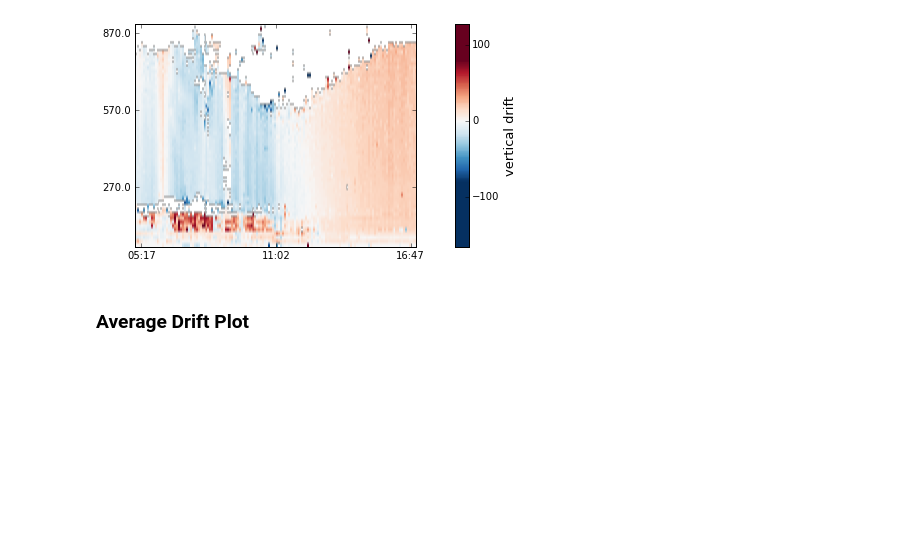
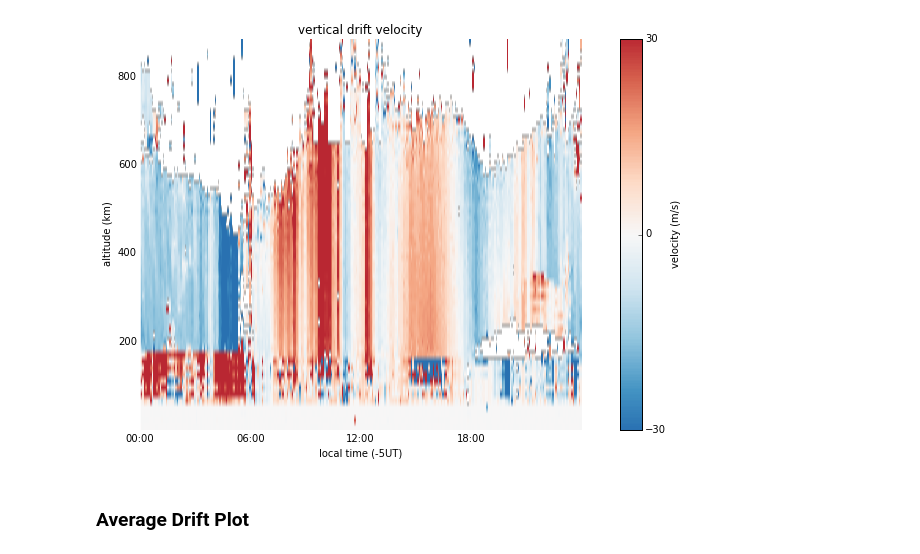
Before and after one commit to brianbreitsch/pymadrigal, a Jupyter notebook: notebooks/isr-vertical-drift-plot.ipynb, the cells around one changed output. Drawn from its saved outputs; the diff is of its cells as text; code cells hidden in the pictures; blank space fills up the shorter version.

```diff
--- a/notebooks/isr-vertical-drift-plot.ipynb
+++ b/notebooks/isr-vertical-drift-plot.ipynb
@@ -26,5 +29,5 @@ print(column_names)
 # %%
 # parse data
-data = pymadrigal.parse_madrigal_hdf5(filepath)
+data = madrigal.parse_madrigal_hdf5(filepath)
 # %%
 # process data into image
@@ -52,19 +46,51 @@ ytick_labels = ['{0}'.format(data['GDALT'][i]) for i in yticks]
+# %%
+# drift plot setup
+advance_day = 0
+unix_time = asarray([(t - unix_epoch).total_seconds() for t in time])
+peru_day_start = datetime.datetime(time[0].year, time[0].month, time[0].day + advance_day, tzinfo=peru_timezone)
+unix_day_start_offset = (peru_day_start - unix_epoch).total_seconds()
+xticks = [0, 6 * 3600, 12 * 3600, 18 * 3600]
+xticks = [unix_day_start_offset + tick for tick in xticks]
+xtick_datetimes = [unix_epoch + datetime.timedelta(seconds=tick) for tick in xticks]
+xtick_datetimes = [dt.astimezone(peru_timezone) for dt in xtick_datetimes]
+xtick_labels = ['{hour:02}:{minute:02}'.format(hour=dt.hour, minute=dt.minute) for dt in xtick_datetimes]
+xpad = [0, 0]
+
+yticks = [ 200, 400, 600, 800]
+ytick_labels = ['{0}'.format(alt) for alt in yticks]
+
+extents = [numpy.min(unix_time), numpy.max(unix_time), numpy.min(altitude), numpy.max(altitude)]
+
+image_min, image_max = -30, 30
+_image = image.copy()
+_image[numpy.logical_and(~numpy.isnan(_image), _image > image_max)] = image_max
+_image[numpy.logical_and(~numpy.isnan(_image), _image < image_min)] = image_min
 # %%
 # drift plot
-fig = plt.figure()
+fig = plt.figure(figsize=(9,7))
 ax = fig.add_subplot(111)
 divider = make_axes_locatable(ax)
-im = ax.imshow(image, aspect='auto', origin='lower', cmap=cm.RdBu_r)
+im = ax.imshow(_image, aspect='auto', origin='lower', extent=extents, cmap=cm.RdBu_r)
 ax.set_xticks(xticks)
 ax.set_xticklabels(xtick_labels)
 ax.set_yticks(yticks)
 ax.set_yticklabels(ytick_labels)
 cax = divider.append_axes('right', size='5%', pad=0.55)
 cb = plt.colorbar(im, orientation='vertical', cax=cax)
-cb.set_label('vertical drift', fontsize=13)
-cb.set_clim(-80, 80)
-cb.set_ticks([-100, 0, 100])
+cb.set_label('velocity (m/s)')
+cb.set_clim(-40, 40)
+cb.set_ticks([-30, 0, 30])
+# cb.ax.set_ylim([cb.norm(-60), cb.norm(60)])
+# cb.ax.set_aspect(60)
+for tic in chain(ax.get_yaxis().get_major_ticks(), ax.get_xaxis().get_major_ticks()):
+    tic.tick1On = tic.tick2On = False
+for spine in ax.spines.values():
+    spine.set_visible(False)
+ax.set_ylabel('altitude (km)')
+ax.set_xlabel('local time (-5UT)')
+ax.set_title('vertical drift velocity')
+fig.savefig('../figures/september_anomaly_vertical_image.png')
 # %% [output]
-[figure, old version]
+[figure, new version]
 # %% [markdown]
 ### Average Drift Plot
```
Also changed, not shown: parts of 34 cells of this notebook, 4 other files.
